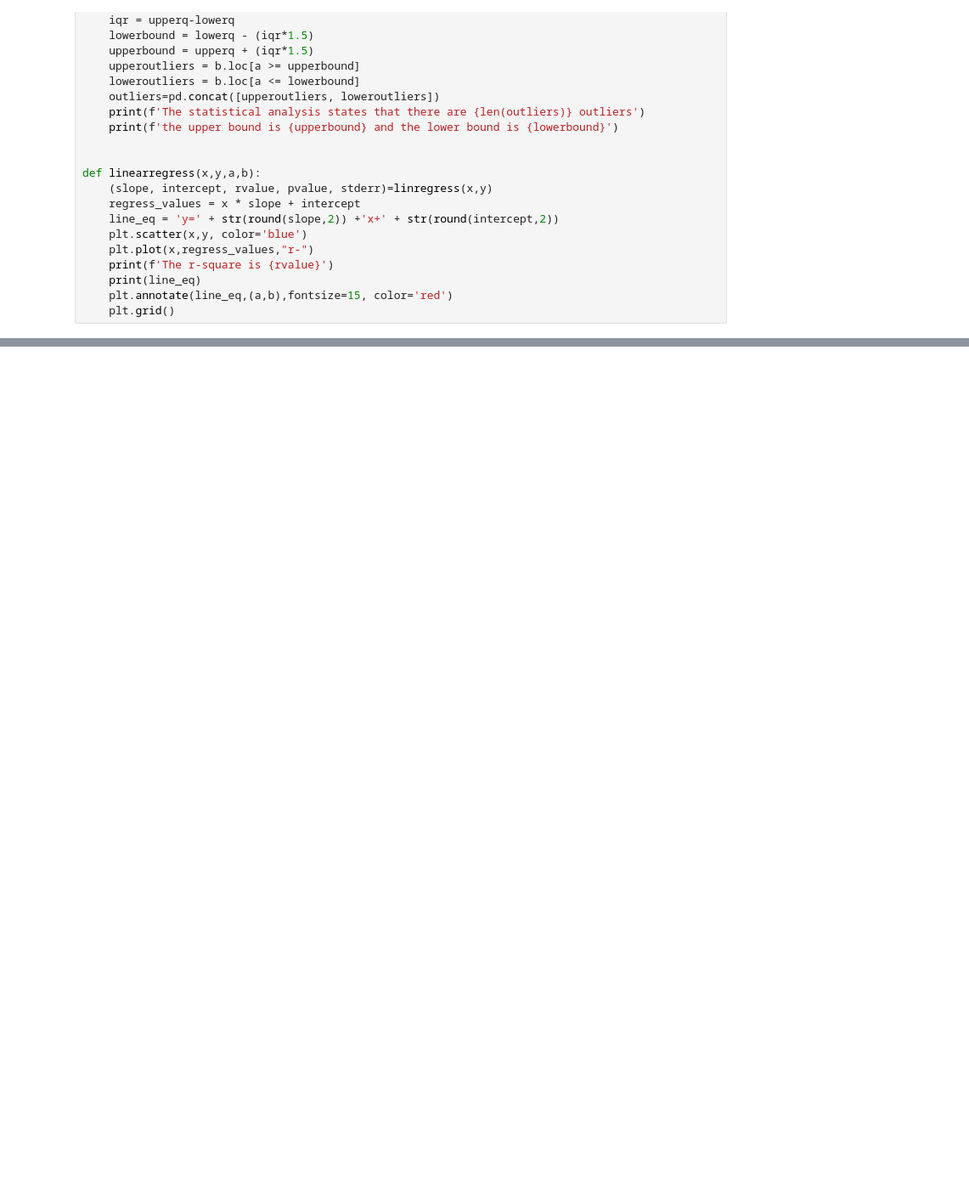
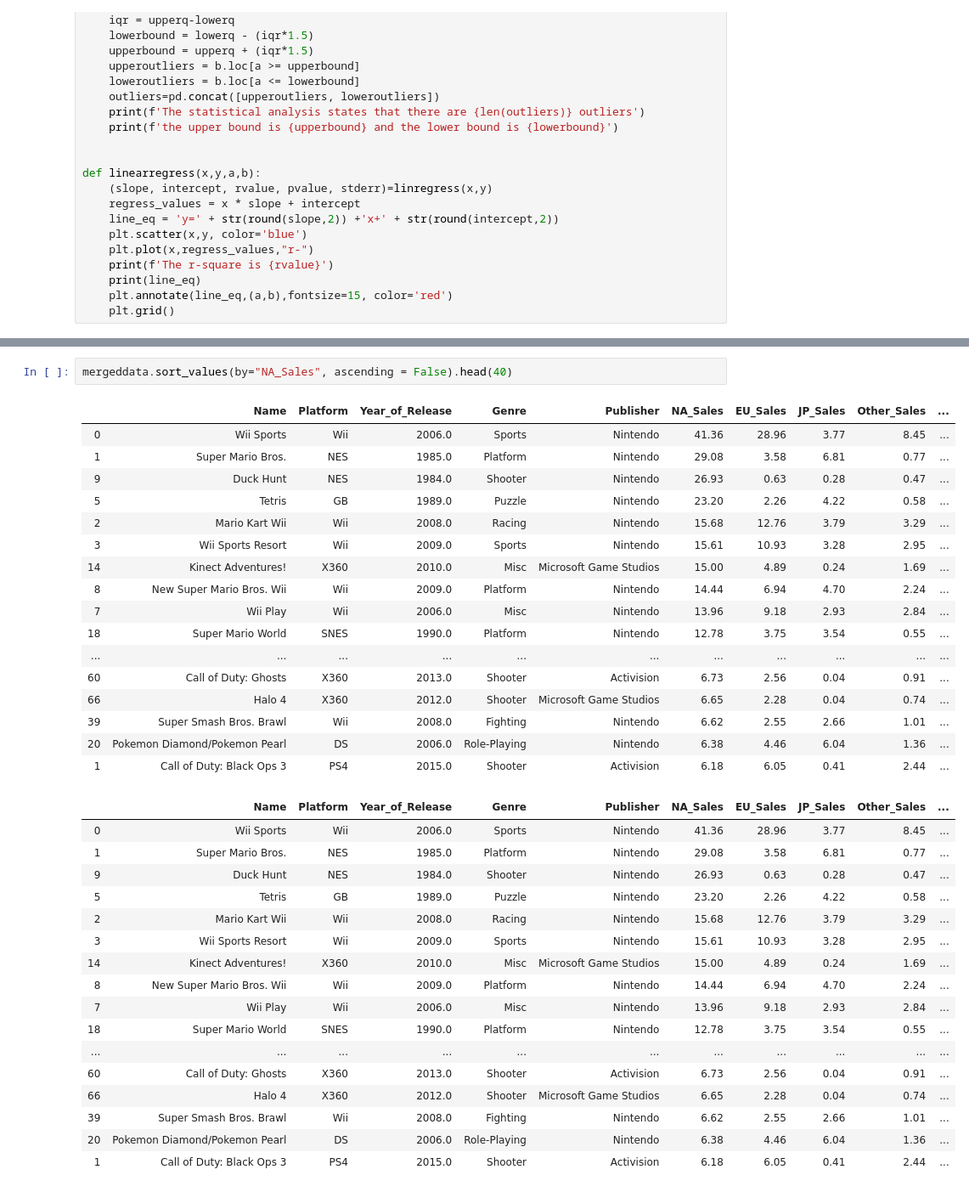
Before and after one commit to tylerspck/Video_Game_Sale_Analysis, a Jupyter notebook: Untitled.ipynb, the cells around one changed output, grey strips where cells are left out. Shown: that part at 85% size. Saved outputs shown, nothing was run; the diff lists cells and outputs as text; blank space fills up the shorter version.

```diff
--- a/Untitled.ipynb
+++ b/Untitled.ipynb
@@ -137,0 +192,37 @@ y=0.72x+-4.62
+# %%
+mergeddata.sort_values(by="NA_Sales", ascending = False).head(40)
+# %% [output]
+|  | Name | Platform | Year_of_Release | Genre | Publisher | NA_Sales | EU_Sales | JP_Sales | Other_Sales | ... |
+| 0 | Wii Sports | Wii | 2006.0 | Sports | Nintendo | 41.36 | 28.96 | 3.77 | 8.45 | ... |
+| 1 | Super Mario Bros. | NES | 1985.0 | Platform | Nintendo | 29.08 | 3.58 | 6.81 | 0.77 | ... |
+| 9 | Duck Hunt | NES | 1984.0 | Shooter | Nintendo | 26.93 | 0.63 | 0.28 | 0.47 | ... |
+| 5 | Tetris | GB | 1989.0 | Puzzle | Nintendo | 23.20 | 2.26 | 4.22 | 0.58 | ... |
+| 2 | Mario Kart Wii | Wii | 2008.0 | Racing | Nintendo | 15.68 | 12.76 | 3.79 | 3.29 | ... |
+| 3 | Wii Sports Resort | Wii | 2009.0 | Sports | Nintendo | 15.61 | 10.93 | 3.28 | 2.95 | ... |
+| 14 | Kinect Adventures! | X360 | 2010.0 | Misc | Microsoft Game Studios | 15.00 | 4.89 | 0.24 | 1.69 | ... |
+| 8 | New Super Mario Bros. Wii | Wii | 2009.0 | Platform | Nintendo | 14.44 | 6.94 | 4.70 | 2.24 | ... |
+| 7 | Wii Play | Wii | 2006.0 | Misc | Nintendo | 13.96 | 9.18 | 2.93 | 2.84 | ... |
+| 18 | Super Mario World | SNES | 1990.0 | Platform | Nintendo | 12.78 | 3.75 | 3.54 | 0.55 | ... |
+| ... | ... | ... | ... | ... | ... | ... | ... | ... | ... | ... |
+| 60 | Call of Duty: Ghosts | X360 | 2013.0 | Shooter | Activision | 6.73 | 2.56 | 0.04 | 0.91 | ... |
+| 66 | Halo 4 | X360 | 2012.0 | Shooter | Microsoft Game Studios | 6.65 | 2.28 | 0.04 | 0.74 | ... |
+| 39 | Super Smash Bros. Brawl | Wii | 2008.0 | Fighting | Nintendo | 6.62 | 2.55 | 2.66 | 1.01 | ... |
+| 20 | Pokemon Diamond/Pokemon Pearl | DS | 2006.0 | Role-Playing | Nintendo | 6.38 | 4.46 | 6.04 | 1.36 | ... |
+| 1 | Call of Duty: Black Ops 3 | PS4 | 2015.0 | Shooter | Activision | 6.18 | 6.05 | 0.41 | 2.44 | ... |
+|  | Name | Platform | Year_of_Release | Genre | Publisher | NA_Sales | EU_Sales | JP_Sales | Other_Sales | ... |
+| 0 | Wii Sports | Wii | 2006.0 | Sports | Nintendo | 41.36 | 28.96 | 3.77 | 8.45 | ... |
+| 1 | Super Mario Bros. | NES | 1985.0 | Platform | Nintendo | 29.08 | 3.58 | 6.81 | 0.77 | ... |
+| 9 | Duck Hunt | NES | 1984.0 | Shooter | Nintendo | 26.93 | 0.63 | 0.28 | 0.47 | ... |
+| 5 | Tetris | GB | 1989.0 | Puzzle | Nintendo | 23.20 | 2.26 | 4.22 | 0.58 | ... |
+| 2 | Mario Kart Wii | Wii | 2008.0 | Racing | Nintendo | 15.68 | 12.76 | 3.79 | 3.29 | ... |
+| 3 | Wii Sports Resort | Wii | 2009.0 | Sports | Nintendo | 15.61 | 10.93 | 3.28 | 2.95 | ... |
+| 14 | Kinect Adventures! | X360 | 2010.0 | Misc | Microsoft Game Studios | 15.00 | 4.89 | 0.24 | 1.69 | ... |
+| 8 | New Super Mario Bros. Wii | Wii | 2009.0 | Platform | Nintendo | 14.44 | 6.94 | 4.70 | 2.24 | ... |
+| 7 | Wii Play | Wii | 2006.0 | Misc | Nintendo | 13.96 | 9.18 | 2.93 | 2.84 | ... |
+| 18 | Super Mario World | SNES | 1990.0 | Platform | Nintendo | 12.78 | 3.75 | 3.54 | 0.55 | ... |
+| ... | ... | ... | ... | ... | ... | ... | ... | ... | ... | ... |
+| 60 | Call of Duty: Ghosts | X360 | 2013.0 | Shooter | Activision | 6.73 | 2.56 | 0.04 | 0.91 | ... |
+| 66 | Halo 4 | X360 | 2012.0 | Shooter | Microsoft Game Studios | 6.65 | 2.28 | 0.04 | 0.74 | ... |
+| 39 | Super Smash Bros. Brawl | Wii | 2008.0 | Fighting | Nintendo | 6.62 | 2.55 | 2.66 | 1.01 | ... |
+| 20 | Pokemon Diamond/Pokemon Pearl | DS | 2006.0 | Role-Playing | Nintendo | 6.38 | 4.46 | 6.04 | 1.36 | ... |
+| 1 | Call of Duty: Black Ops 3 | PS4 | 2015.0 | Shooter | Activision | 6.18 | 6.05 | 0.41 | 2.44 | ... |
```
Also changed, not shown: parts of 6 cells of this notebook.
